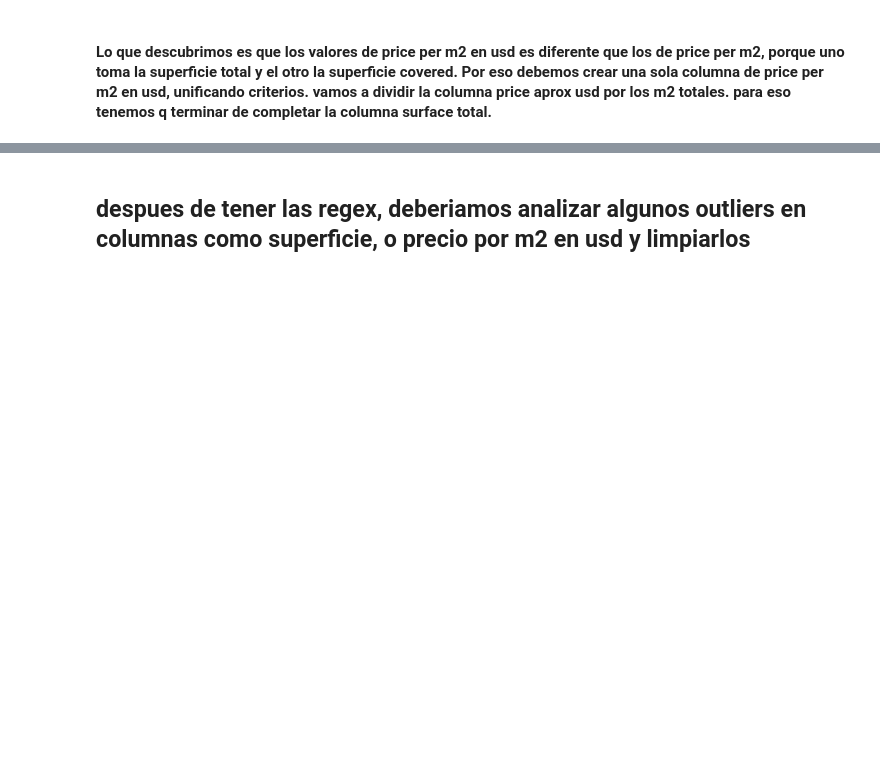
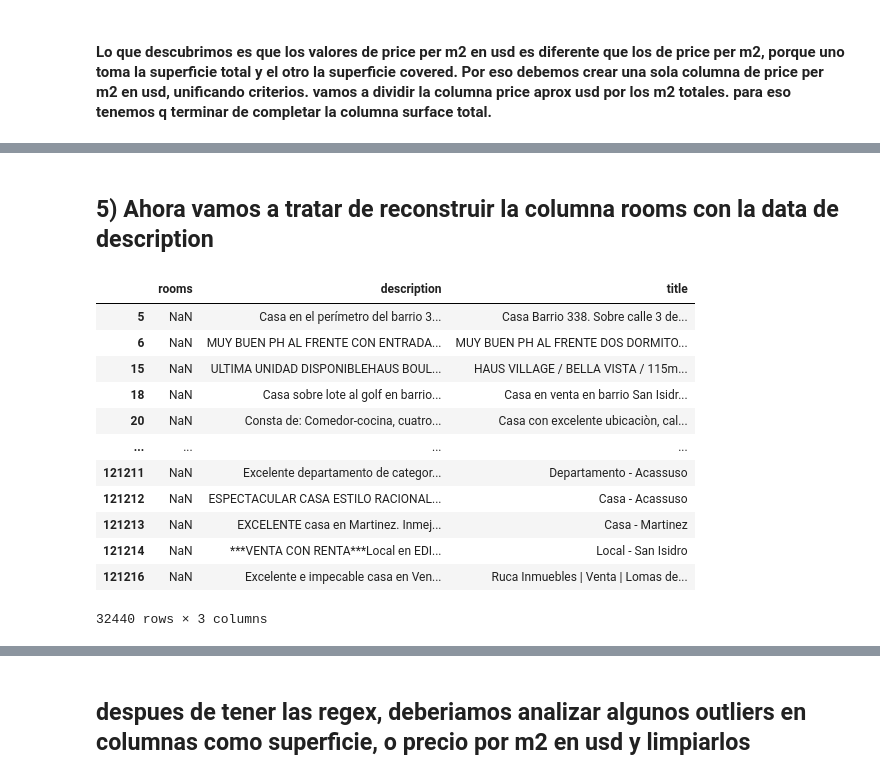
Before and after one commit to Digital-House-economicas/desafio1, a Jupyter notebook: Desafio_1_Final.ipynb, the cells around one changed output, grey strips where cells are left out. Drawn from its saved outputs; the diff is of its cells as text; code cells hidden in the pictures; blank space fills up the shorter version.

```diff
--- a/Desafio_1_Final.ipynb
+++ b/Desafio_1_Final.ipynb
@@ -1249,0 +1412,5 @@ data3.head(3)
+# %%
+#ahora vamos a buscar los q tienen cochera
+
+data9["cochera"] = data9.description.str.contains(r'(?i)cochera')
+print(data9[["description","cochera"]])
@@ -1249,0 +1440,8 @@ data3.head(3)
+# %%
+#hacemos lo mismo de ver cuantas propeidades tienen cochera y ponemos 0 las que no tiene (osea q son false) y 1 las q si
+
+data_cochera_column =  data9.apply(lambda x: 0 if x.cochera == False else 1, axis=1)
+
+print(data_cochera_column.value_counts())
+
+data9["cochera"] = data_cochera_column
@@ -1249,0 +1516,2 @@ data3.head(3)
+# %% [markdown]
+## 5) Ahora vamos a tratar de reconstruir la columna rooms con la data de description
@@ -1249,0 +1526,19 @@ data3.head(3)
+# %%
+#Buscamos aquellas propiedades sin Rooms.
+
+mask_no_rooms = data9["rooms"].isnull()
+data9.loc[mask_no_rooms,["rooms","description","title"]]
+# %% [output]
+|  | rooms | description | title |
+| 5 | NaN | Casa en el perímetro del barrio 3... | Casa Barrio 338. Sobre calle 3 de... |
+| 6 | NaN | MUY BUEN PH AL FRENTE CON ENTRADA... | MUY BUEN PH AL FRENTE DOS DORMITO... |
+| 15 | NaN | ULTIMA UNIDAD DISPONIBLEHAUS BOUL... | HAUS VILLAGE / BELLA VISTA / 115m... |
+| 18 | NaN | Casa sobre lote al golf en barrio... | Casa en venta en barrio San Isidr... |
+| 20 | NaN | Consta de: Comedor-cocina, cuatro... | Casa con excelente ubicaciòn, cal... |
+| ... | ... | ... | ... |
+| 121211 | NaN | Excelente departamento de categor... | Departamento - Acassuso |
+| 121212 | NaN | ESPECTACULAR CASA ESTILO RACIONAL... | Casa - Acassuso |
+| 121213 | NaN | EXCELENTE casa en Martinez. Inmej... | Casa - Martinez |
+| 121214 | NaN | ***VENTA CON RENTA***Local en EDI... | Local - San Isidro |
+| 121216 | NaN | Excelente e impecable casa en Ven... | Ruca Inmuebles | Venta | Lomas de... |
+32440 rows × 3 columns
```
Also changed, not shown: parts of 146 cells of this notebook.
